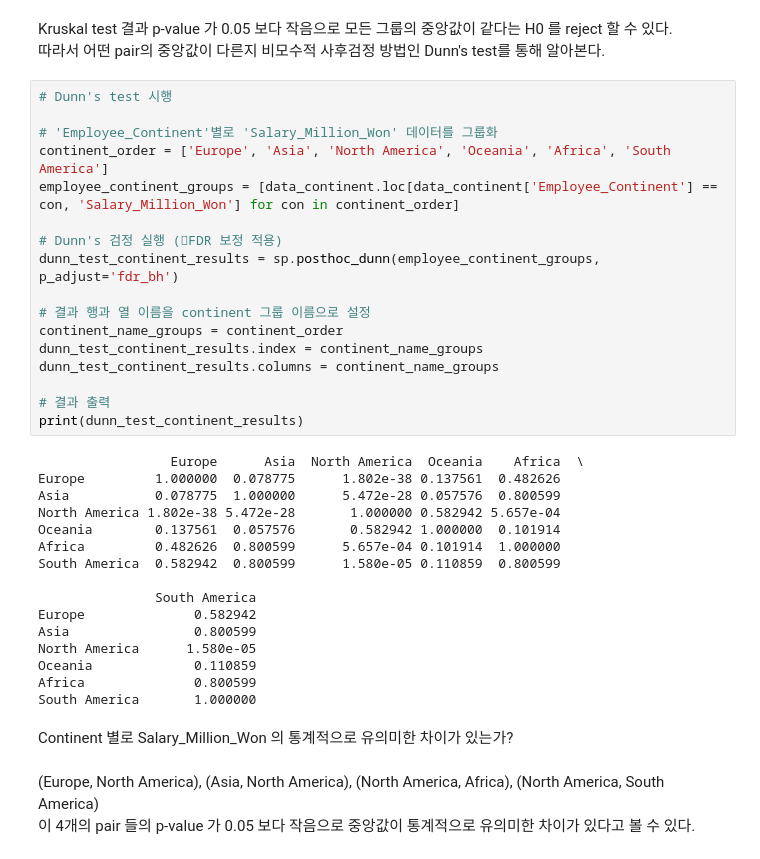
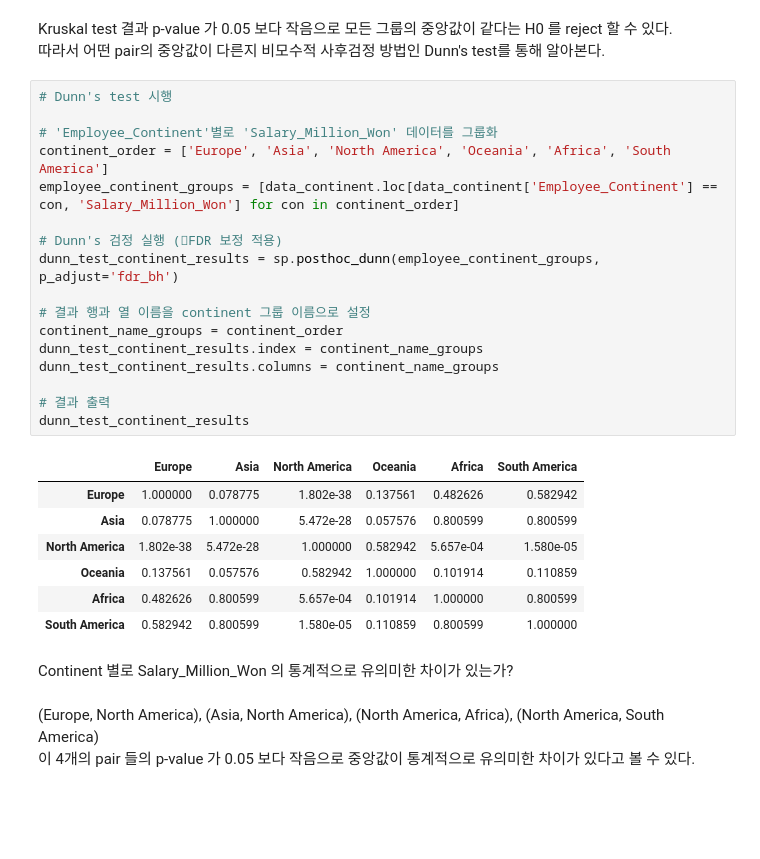
Before and after one commit to Hwaple02/SDA_HW5_1, a Jupyter notebook: mini_project_Hypothesis_testing(60231211).ipynb, the cells around one changed output. Saved outputs shown, nothing was run; the diff lists cells and outputs as text; blank space fills up the shorter version.

```diff
--- a/mini_project_Hypothesis_testing(60231211).ipynb
+++ b/mini_project_Hypothesis_testing(60231211).ipynb
@@ -492,28 +489,20 @@ employee_continent_groups = [data_continent.loc[data_continent['Employee_Contine
 dunn_test_continent_results = sp.posthoc_dunn(employee_continent_groups, p_adjust='fdr_bh')
 
 # 결과 행과 열 이름을 continent 그룹 이름으로 설정
 continent_name_groups = continent_order
 dunn_test_continent_results.index = continent_name_groups
 dunn_test_continent_results.columns = continent_name_groups
 
 # 결과 출력
-print(dunn_test_continent_results)
+dunn_test_continent_results
 # %% [output]
-                 Europe      Asia  North America  Oceania    Africa  \
-Europe         1.000000  0.078775      1.802e-38 0.137561  0.482626
-Asia           0.078775  1.000000      5.472e-28 0.057576  0.800599
-North America 1.802e-38 5.472e-28       1.000000 0.582942 5.657e-04
-Oceania        0.137561  0.057576       0.582942 1.000000  0.101914
-Africa         0.482626  0.800599      5.657e-04 0.101914  1.000000
-South America  0.582942  0.800599      1.580e-05 0.110859  0.800599
-
-               South America
-Europe              0.582942
-Asia                0.800599
-North America      1.580e-05
-Oceania             0.110859
-Africa              0.800599
-South America       1.000000
+|  | Europe | Asia | North America | Oceania | Africa | South America |
+| Europe | 1.000000 | 0.078775 | 1.802e-38 | 0.137561 | 0.482626 | 0.582942 |
+| Asia | 0.078775 | 1.000000 | 5.472e-28 | 0.057576 | 0.800599 | 0.800599 |
+| North America | 1.802e-38 | 5.472e-28 | 1.000000 | 0.582942 | 5.657e-04 | 1.580e-05 |
+| Oceania | 0.137561 | 0.057576 | 0.582942 | 1.000000 | 0.101914 | 0.110859 |
+| Africa | 0.482626 | 0.800599 | 5.657e-04 | 0.101914 | 1.000000 | 0.800599 |
+| South America | 0.582942 | 0.800599 | 1.580e-05 | 0.110859 | 0.800599 | 1.000000 |
 # %% [markdown]
 Continent 별로 Salary_Million_Won 의 통계적으로 유의미한 차이가 있는가? <br>
 <br>
```
Also changed, not shown: parts of 4 cells of this notebook, 2 other files.
